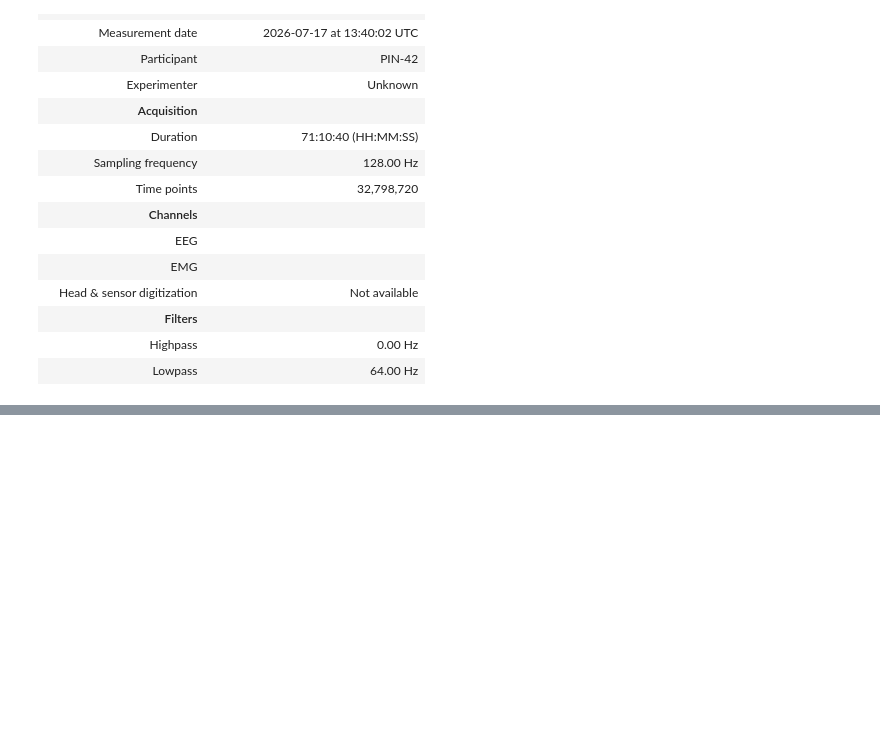
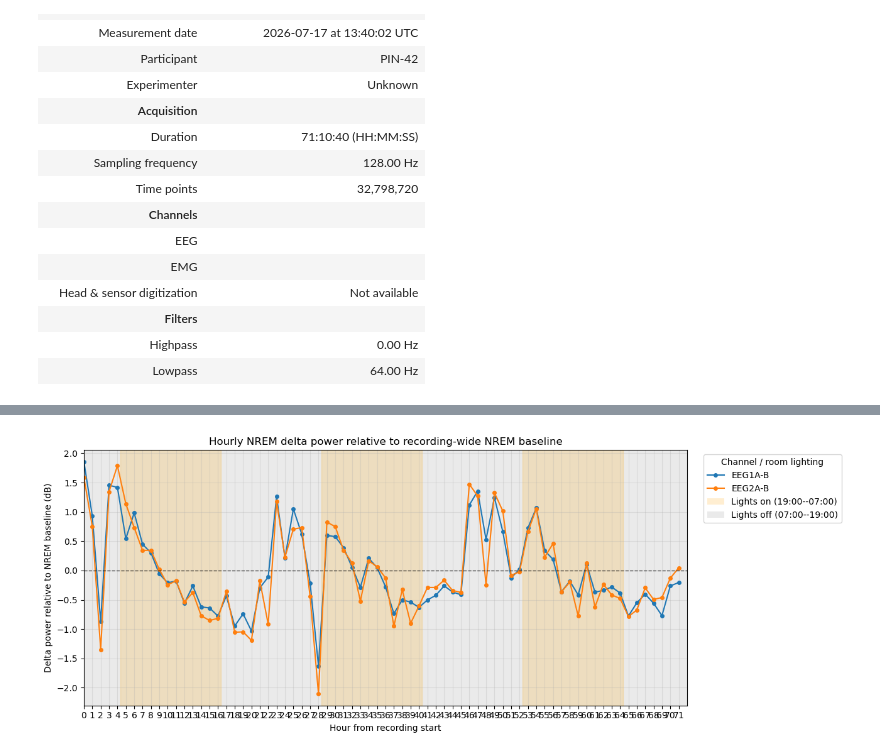
Before and after one commit to SainsburyWellcomeCentre/hypnose-eeg-preprocessing, a Jupyter notebook: notebook/power_spectra_analysis.ipynb, the cells around one changed output, grey strips where cells are left out. Drawn from its saved outputs; the diff is of its cells as text; code cells hidden in the pictures; blank space fills up the shorter version.

```diff
--- a/notebook/power_spectra_analysis.ipynb
+++ b/notebook/power_spectra_analysis.ipynb
@@ -317,0 +343,99 @@ Showing channel: EEG1A-B; ratios above 10 are hidden.
+# %%
+# Normalize hourly NREM delta power to the recording-wide NREM baseline.
+# A value of 0 dB equals the baseline; positive/negative values are above/below it.
+from matplotlib.patches import Patch
+from zoneinfo import ZoneInfo
+
+nrem_label = 1
+room_timezone = ZoneInfo("Europe/London")
+lights_on_hour = 19
+lights_off_hour = 7
+eeg_power_cols = [
+    channel_name for channel_name, channel_type in zip(
+        aligned_raw.ch_names, aligned_raw.get_channel_types()
+    )
+    if channel_type == "eeg" and channel_name in delta_power_df.columns
+]
+if not eeg_power_cols:
+    raise ValueError("No EEG delta-power columns were found; EMG channels are excluded.")
+nrem_delta = delta_power_df.loc[delta_power_df["label"] == nrem_label].copy()
+if nrem_delta.empty:
+    raise ValueError(f"No artifact-free epochs found for NREM label {nrem_label}.")
+
+# Use the arithmetic mean of every artifact-free NREM epoch as the baseline, per channel.
+nrem_baseline = nrem_delta[eeg_power_cols].mean()
+if (nrem_baseline <= 0).any() or not np.isfinite(nrem_baseline).all():
+    bad_channels = nrem_baseline.index[(nrem_baseline <= 0) | ~np.isfinite(nrem_baseline)].tolist()
+    raise ValueError(f"Baseline power must be finite and positive; invalid channels: {bad_channels}")
+
+nrem_delta["hour"] = (nrem_delta["time_from_recording_start_s"] // 3600).astype(int)
+hourly_nrem_power = nrem_delta.groupby("hour")[eeg_power_cols].mean()
+hourly_nrem_counts = nrem_delta.groupby("hour").size().rename("n_nrem_epochs")
+hourly_nrem_db = 10.0 * np.log10(hourly_nrem_power.divide(nrem_baseline, axis="columns"))
+hourly_nrem_db = hourly_nrem_db.join(hourly_nrem_counts)
+
+display(nrem_baseline.rename("baseline_delta_power_uV2").to_frame())
+display(hourly_nrem_db.head())
+
+# Anchor the 19:00--07:00 light cycle to the recording's local acquisition time.
+recording_start = raw.info.get("meas_date")
+if recording_start is None:
+    raise ValueError("raw.info['meas_date'] is required to align the room light/dark cycle.")
+recording_start = pd.Timestamp(recording_start)
+if recording_start.tzinfo is None:
+    recording_start = recording_start.tz_localize(room_timezone)
+else:
+    recording_start = recording_start.tz_convert(room_timezone)
+plot_end_h = float(hourly_nrem_db.index.max() + 1)
+recording_end = recording_start + pd.Timedelta(hours=plot_end_h)
+
+fig, ax = plt.subplots(figsize=(13, 5))
+# Dark is the base shading; overlay the exact local-clock light intervals.
+ax.axvspan(0, plot_end_h, color="grey", alpha=0.16, zorder=0)
+calendar_days = pd.date_range(
+    recording_start.normalize() - pd.Timedelta(days=1),
+    recording_end.normalize() + pd.Timedelta(days=1),
+    freq="D", tz=room_timezone,
+)
+for day in calendar_days:
+    date_string = day.strftime("%Y-%m-%d")
+    light_start = pd.Timestamp(f"{date_string} {lights_on_hour:02d}:00", tz=room_timezone)
+    light_end = pd.Timestamp(f"{date_string} {lights_off_hour:02d}:00", tz=room_timezone)
+    if light_end <= light_start:
+        light_end += pd.DateOffset(days=1)
+    span_start_h = max(0.0, (light_start - recording_start).total_seconds() / 3600.0)
+    span_end_h = min(plot_end_h, (light_end - recording_start).total_seconds() / 3600.0)
+    if span_start_h < span_end_h:
+        ax.axvspan(span_start_h, span_end_h, color="orange", alpha=0.18, zorder=0)
+for channel_name in eeg_power_cols:
+    ax.plot(
+        hourly_nrem_db.index, hourly_nrem_db[channel_name],
+        marker="o", linewidth=1.5, markersize=4, label=channel_name,
+    )
+ax.axhline(0, color="black", linestyle="--", linewidth=1, alpha=0.7)
+ax.set_title("Hourly NREM delta power relative to recording-wide NREM baseline")
+ax.set_xlabel("Hour from recording start")
+ax.set_ylabel("Delta power relative to NREM baseline (dB)")
+ax.set_xticks(hourly_nrem_db.index)
+ax.set_xlim(0, plot_end_h)
+ax.grid(True, alpha=0.3)
+channel_handles, channel_labels = ax.get_legend_handles_labels()
+lighting_handles = [
+    Patch(facecolor="orange", alpha=0.18, label="Lights on (19:00--07:00)"),
+    Patch(facecolor="grey", alpha=0.16, label="Lights off (07:00--19:00)"),
+]
+ax.legend(
+    handles=channel_handles + lighting_handles,
+    labels=channel_labels + [item.get_label() for item in lighting_handles],
+    title="Channel / room lighting", bbox_to_anchor=(1.02, 1), loc="upper left",
+)
+fig.tight_layout()
+
+print(f"NREM baseline uses {len(nrem_delta):,} artifact-free epochs across {len(hourly_nrem_db)} hours.")
+print(f"EEG channels included: {eeg_power_cols}; EMG channels excluded.")
+print(f"Recording start used for lighting: {recording_start.isoformat()}")
+if backend_used == "widget":
+    display(fig.canvas)
+else:
+    display(fig)
+# %% [output]
@@ -317,0 +457 @@ Showing channel: EEG1A-B; ratios above 10 are hidden.
+[figure, added]
```
Also changed, not shown: parts of 8 cells of this notebook.
